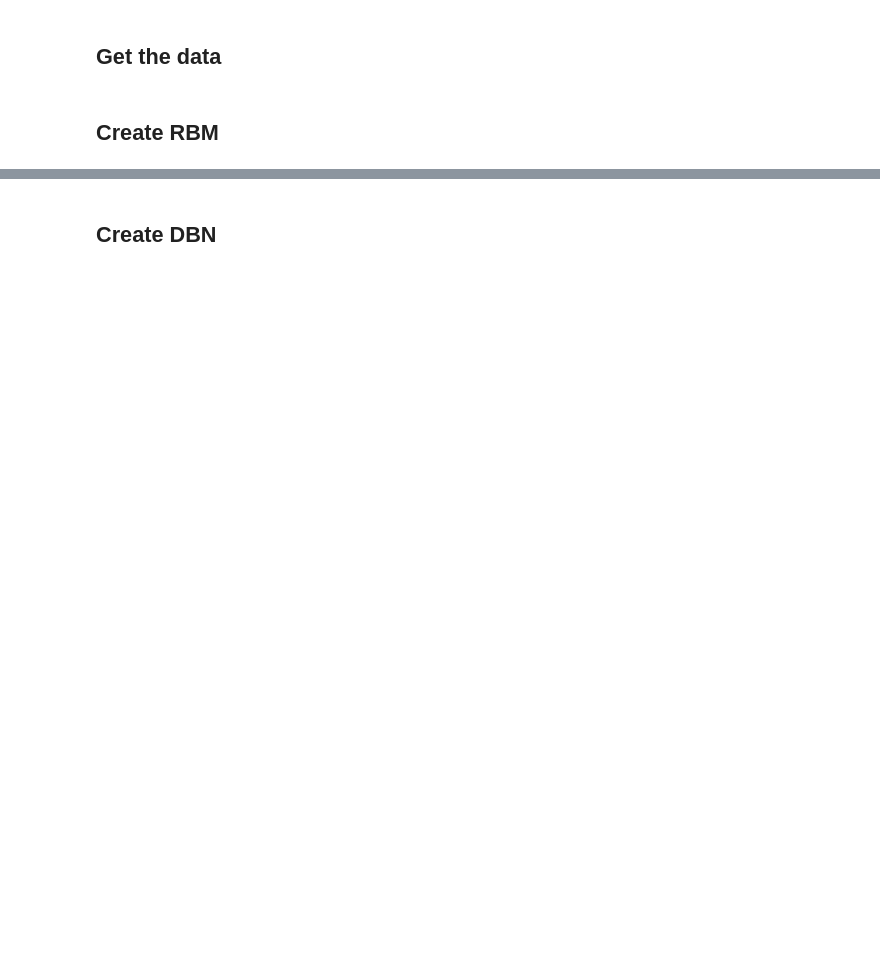
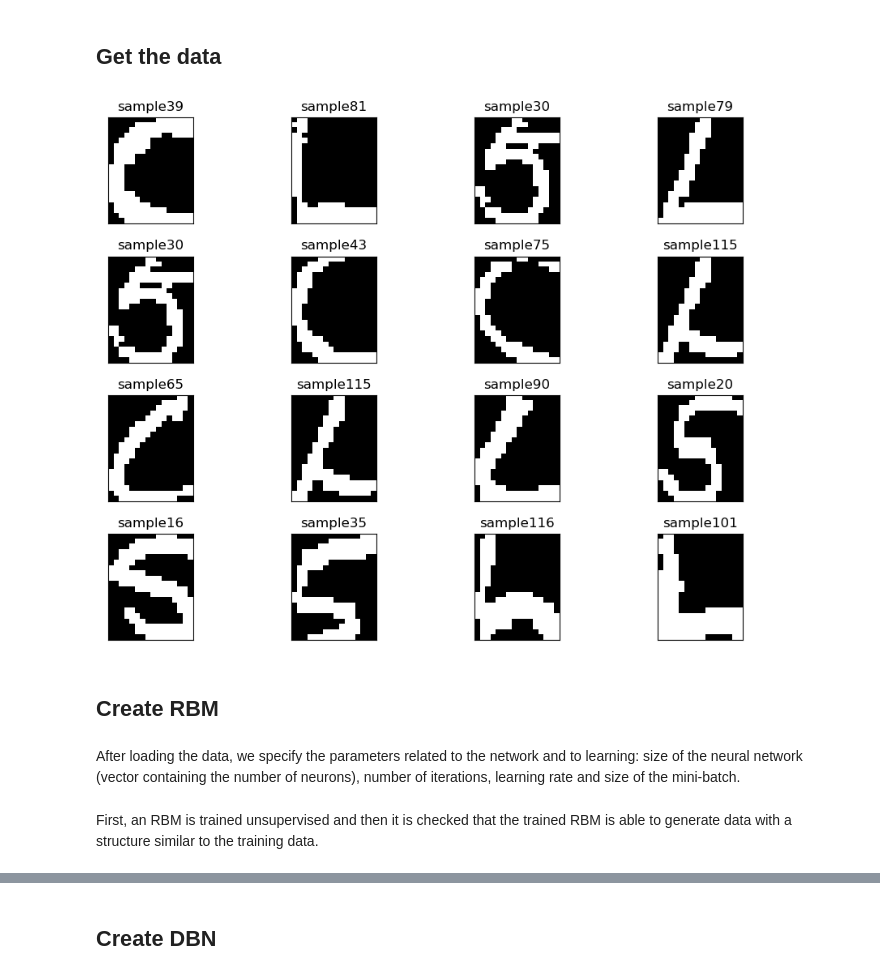
Before and after one commit to agatheminaro/from-rbm-to-dnn, a Jupyter notebook: binary_alpha_digits_study.ipynb, the cells around one changed output, grey strips where cells are left out. Saved outputs shown, nothing was run; the diff lists cells and outputs as text; code cells hidden in the pictures; blank space fills up the shorter version.

Commit message:
alpha_digits_analysis_part

```diff
--- a/binary_alpha_digits_study.ipynb
+++ b/binary_alpha_digits_study.ipynb
@@ -22,5 +41,24 @@ def lire_alpha_digit(indexes):
 # %%
 LIST_IDX_DATA = [5, 12, 21]
 data = lire_alpha_digit(LIST_IDX_DATA)
+# %%
+def afficher_alpha_digit(data, row, col):
+    indexes = [np.random.randint(0, data.shape[0]) for idx in range(row*col)]
+
+    fig, axes = plt.subplots(row, col, figsize=(10,7))
+    for i, idx in enumerate(indexes):
+        ax = axes[i // col, i % col]
+        ax.imshow(data[idx].reshape(20,16), cmap='gray')
+        ax.set_xticks([])
+        ax.set_yticks([])
+        ax.set_title(f'sample{idx}')
+
+    fig.subplots_adjust(wspace=0, hspace=0)
+    fig.tight_layout()
+    plt.show()
+# %%
+afficher_alpha_digit(data, 4, 4)
+# %% [output]
+[figure, added]
 # %% [markdown]
 ## Create RBM
@@ -32,0 +65,2 @@ NB_EPOCHS = 100
+# %% [markdown]
+After loading the data, we specify the parameters related to the network and to learning: size of the neural network (vector containing the number of neurons), number of iterations, learning rate and size of the mini-batch.
@@ -33,3 +73,5 @@ NB_EPOCHS = 100
+# %% [markdown]
+First, an RBM is trained unsupervised and then it is checked that the trained RBM is able to generate data with a structure similar to the training data.
 # %%
 # Create the model
 rbm_model = RBM(p=p, q=q)
```
Also changed, not shown: parts of 12 cells of this notebook, 2 other files.
